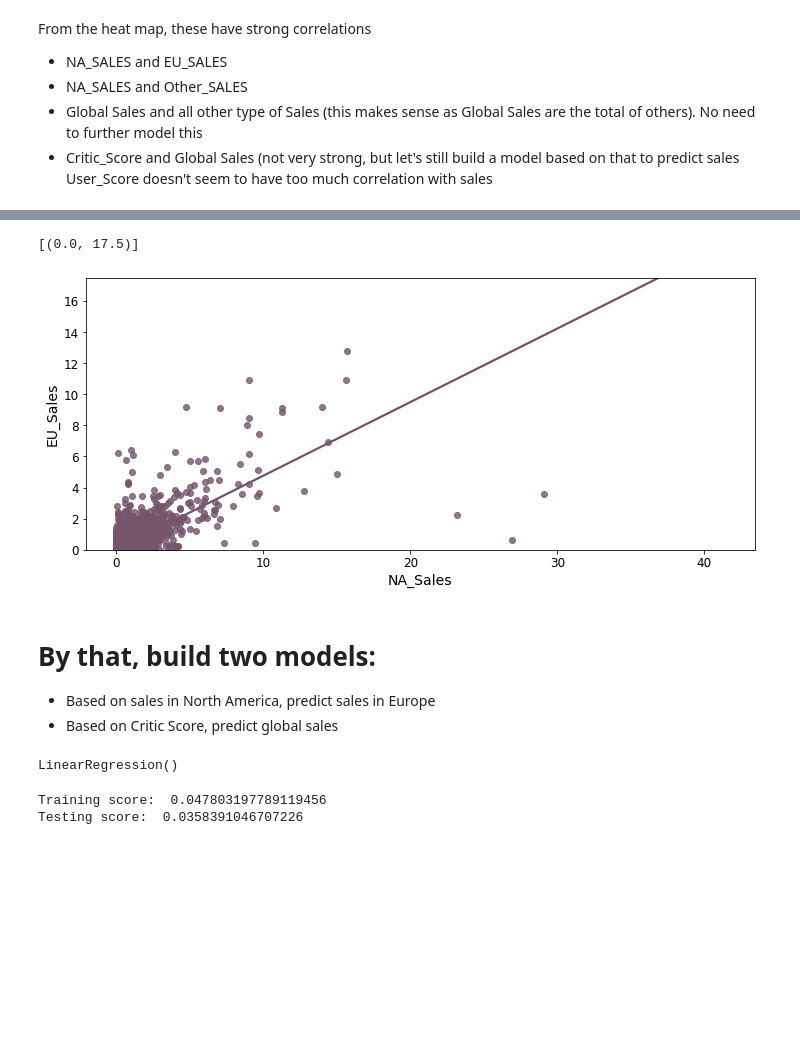
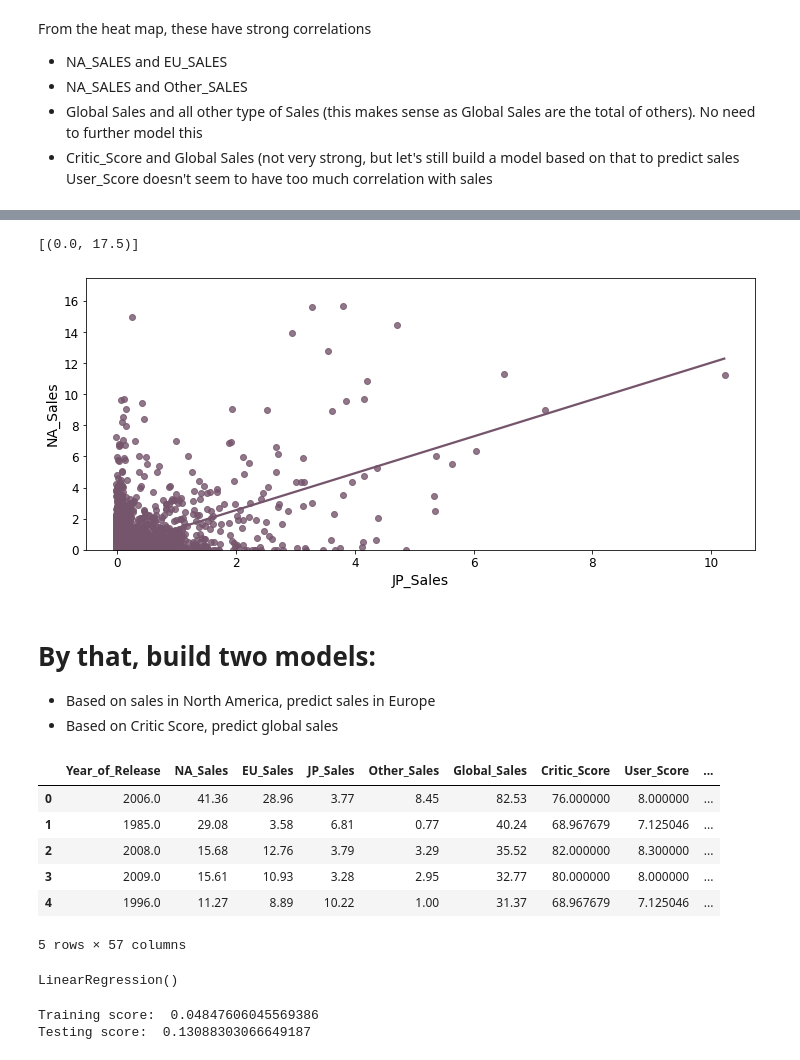
Before and after one commit to tzhang900/ds_capstone, a Jupyter notebook: project/videogames.ipynb, the cells around one changed output, grey strips where cells are left out. Saved outputs shown, nothing was run; the diff lists cells and outputs as text; code cells hidden in the pictures; blank space fills up the shorter version.

```diff
--- a/project/videogames.ipynb
+++ b/project/videogames.ipynb
@@ -154,10 +236,23 @@ sns.regplot(x="Critic_Score", y="Global_Sales", data=games, ci=None, color="#755
 # %%
+# Visualize the correlation between North American Sales and Europe Sales
 fig, ax = plt.subplots(1,1, figsize=(12,5))
-sns.regplot(x="NA_Sales", y="EU_Sales", data=games, ci=None, color="#75556c", x_jitter=.02).set(ylim=(0, 17.5))
+sns.regplot(x="JP_Sales", y="NA_Sales", data=games, ci=None, color="#75556c", x_jitter=.02).set(ylim=(0, 17.5))
 # %% [output]
 [(0.0, 17.5)]
-[figure, old version]
+[figure, new version]
 # %% [markdown]
 # By that, build two models:
 - Based on sales in North America, predict sales in Europe
 - Based on Critic Score, predict global sales
+# %%
+games_full = pd.get_dummies(games)
+# %%
+games_full.head()
+# %% [output]
+|  | Year_of_Release | NA_Sales | EU_Sales | JP_Sales | Other_Sales | Global_Sales | Critic_Score | User_Score | ... |
+| 0 | 2006.0 | 41.36 | 28.96 | 3.77 | 8.45 | 82.53 | 76.000000 | 8.000000 | ... |
+| 1 | 1985.0 | 29.08 | 3.58 | 6.81 | 0.77 | 40.24 | 68.967679 | 7.125046 | ... |
+| 2 | 2008.0 | 15.68 | 12.76 | 3.79 | 3.29 | 35.52 | 82.000000 | 8.300000 | ... |
+| 3 | 2009.0 | 15.61 | 10.93 | 3.28 | 2.95 | 32.77 | 80.000000 | 8.000000 | ... |
+| 4 | 1996.0 | 11.27 | 8.89 | 10.22 | 1.00 | 31.37 | 68.967679 | 7.125046 | ... |
+5 rows × 57 columns
@@ -188,8 +298,8 @@ lin_score_test = lin_reg.score (X_train, y_train)
 # %%
-print("Training score: ",lin_score_train)
-print("Testing score: ",lin_score_test)
+print("Training score: ",lin_reg_critic_score_train)
+print("Testing score: ",lin_reg_critic_score_test)
 # %% [output]
-Training score:  0.047803197789119456
-Testing score:  0.0358391046707226
+Training score:  0.04847606045569386
+Testing score:  0.13088303066649187
 # %%
 # Make predictions on the testing dataset
```
Also changed, not shown: parts of 51 cells of this notebook.
